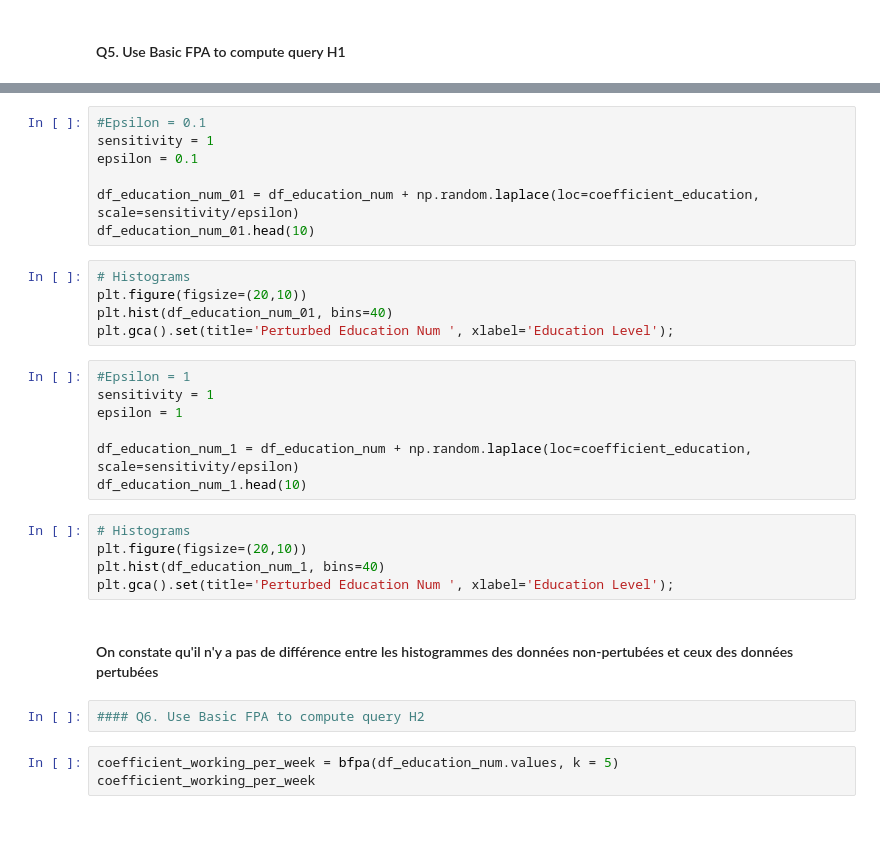
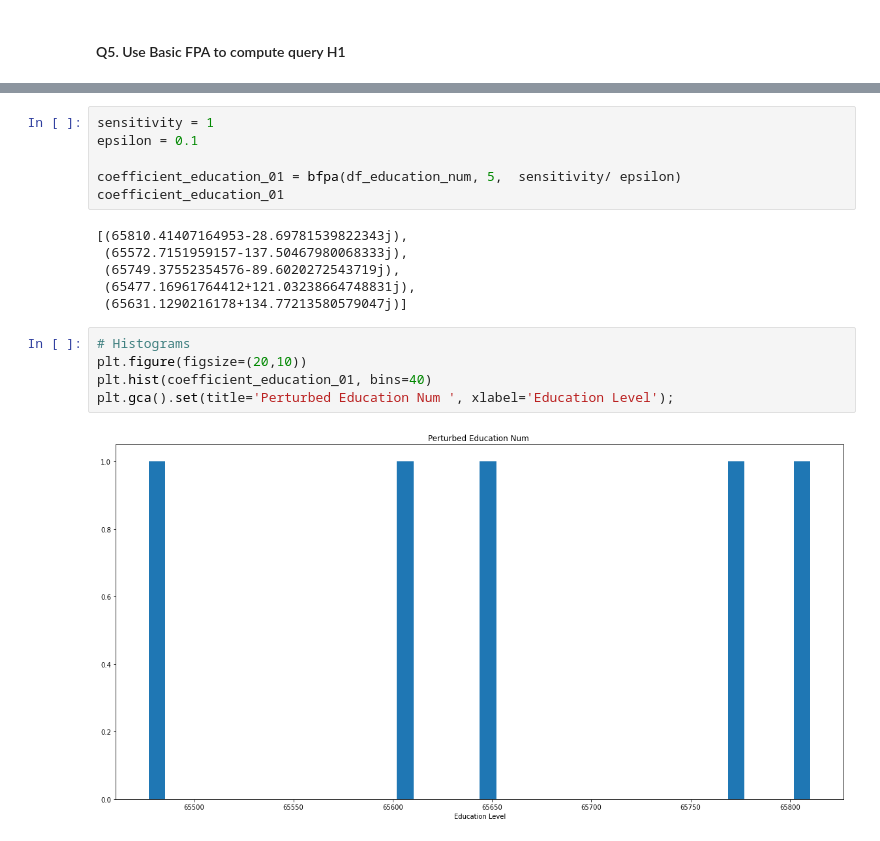
Before and after one commit to awadiaby/Projet_SBD, a Jupyter notebook: SBD.ipynb, the cells around one changed output, grey strips where cells are left out. Saved outputs shown, nothing was run; the diff lists cells and outputs as text.

```diff
--- a/SBD.ipynb
+++ b/SBD.ipynb
@@ -454,31 +460,19 @@ plt.gca().set(title='Perturbed Education Num ', xlabel='Education Level');
-# %%
-#Epsilon = 0.1
-sensitivity = 1
-epsilon = 0.1
-
-df_education_num_01 = df_education_num + np.random.laplace(loc=coefficient_education, scale=sensitivity/epsilon)
-df_education_num_01.head(10)
+# %%
+sensitivity = 1
+epsilon = 0.1
+
+coefficient_education_01 = bfpa(df_education_num, 5,  sensitivity/ epsilon)
+coefficient_education_01
+# %% [output]
+[(65810.41407164953-28.69781539822343j),
+ (65572.7151959157-137.50467980068333j),
+ (65749.37552354576-89.6020272543719j),
+ (65477.16961764412+121.03238664748831j),
+ (65631.1290216178+134.77213580579047j)]
 # %%
 # Histograms
 plt.figure(figsize=(20,10))
-plt.hist(df_education_num_01, bins=40)
+plt.hist(coefficient_education_01, bins=40)
 plt.gca().set(title='Perturbed Education Num ', xlabel='Education Level');
+# %% [output]
+[figure, added]
-# %%
-#Epsilon = 1
-sensitivity = 1
-epsilon = 1
-
-df_education_num_1 = df_education_num + np.random.laplace(loc=coefficient_education, scale=sensitivity/epsilon)
-df_education_num_1.head(10)
-# %%
-# Histograms
-plt.figure(figsize=(20,10))
-plt.hist(df_education_num_1, bins=40)
-plt.gca().set(title='Perturbed Education Num ', xlabel='Education Level');
-# %% [markdown]
-#### On constate qu'il n'y a pas de différence entre  les histogrammes des données non-pertubées et ceux des données pertubées
-# %%
-#### Q6. Use Basic FPA to compute query H2
-# %%
-coefficient_working_per_week = bfpa(df_education_num.values, k = 5)
-coefficient_working_per_week
```
Also changed, not shown: parts of 27 cells of this notebook.
